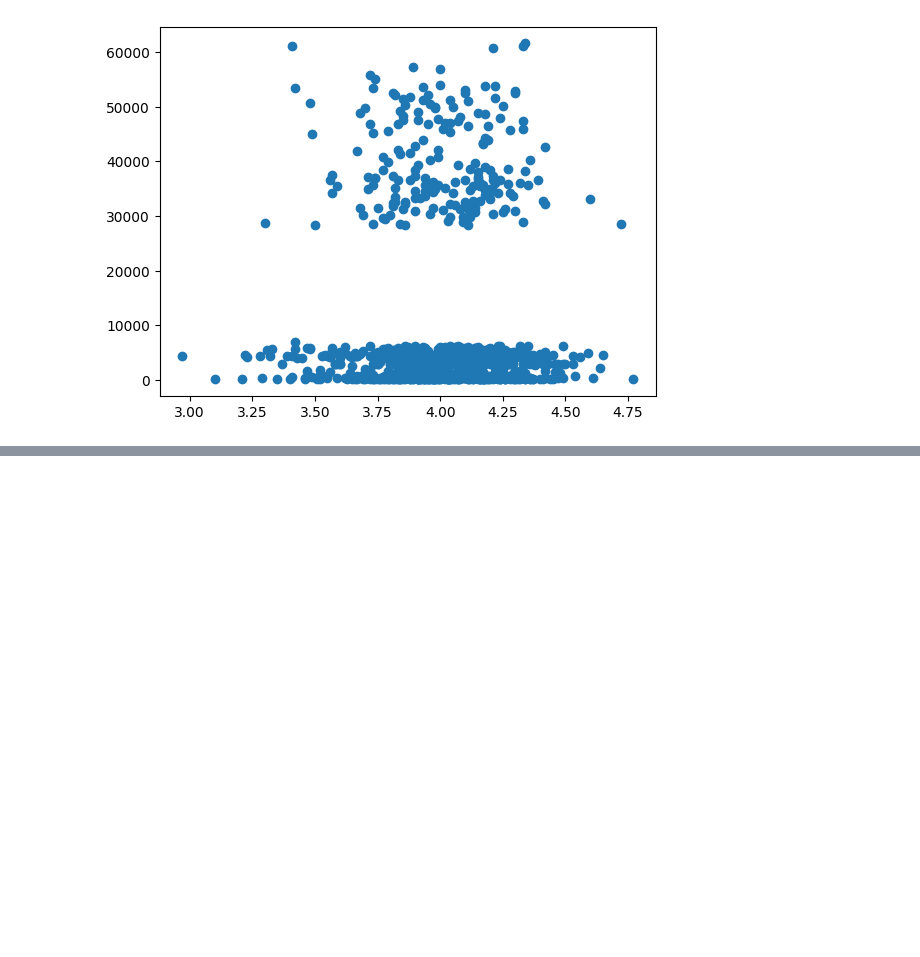
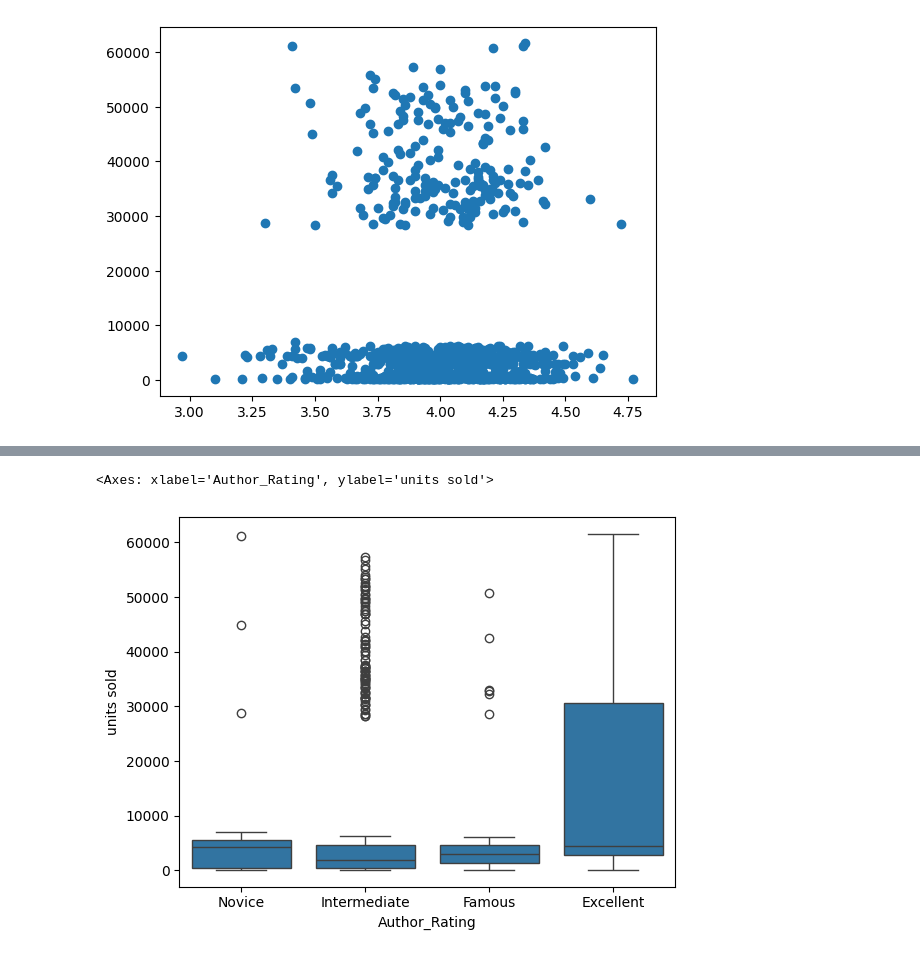
Before and after one commit to Laurentius96/Analysis_of_Book_Publication_Data, a Jupyter notebook: main.ipynb, the cells around one changed output, grey strips where cells are left out. Cells and saved outputs as stored; diff of their text form; code cells hidden in the pictures; blank space fills up the shorter version.

```diff
--- a/main.ipynb
+++ b/main.ipynb
@@ -279,0 +314,5 @@ plt.scatter(df["Book_average_rating"], df["units sold"])
+# %%
+sns.boxplot(x="Author_Rating", y="units sold", data=df)
+# %% [output]
+<Axes: xlabel='Author_Rating', ylabel='units sold'>
+[figure, added]
```
Also changed, not shown: parts of 4 cells of this notebook.
